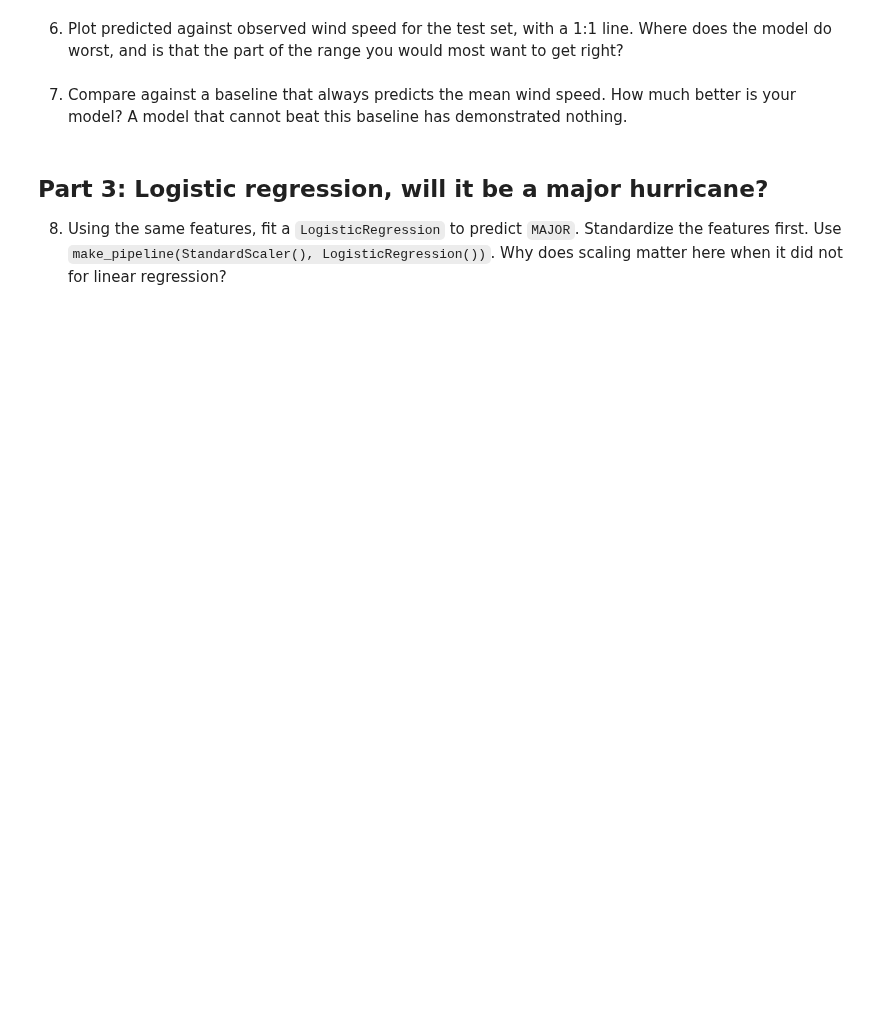
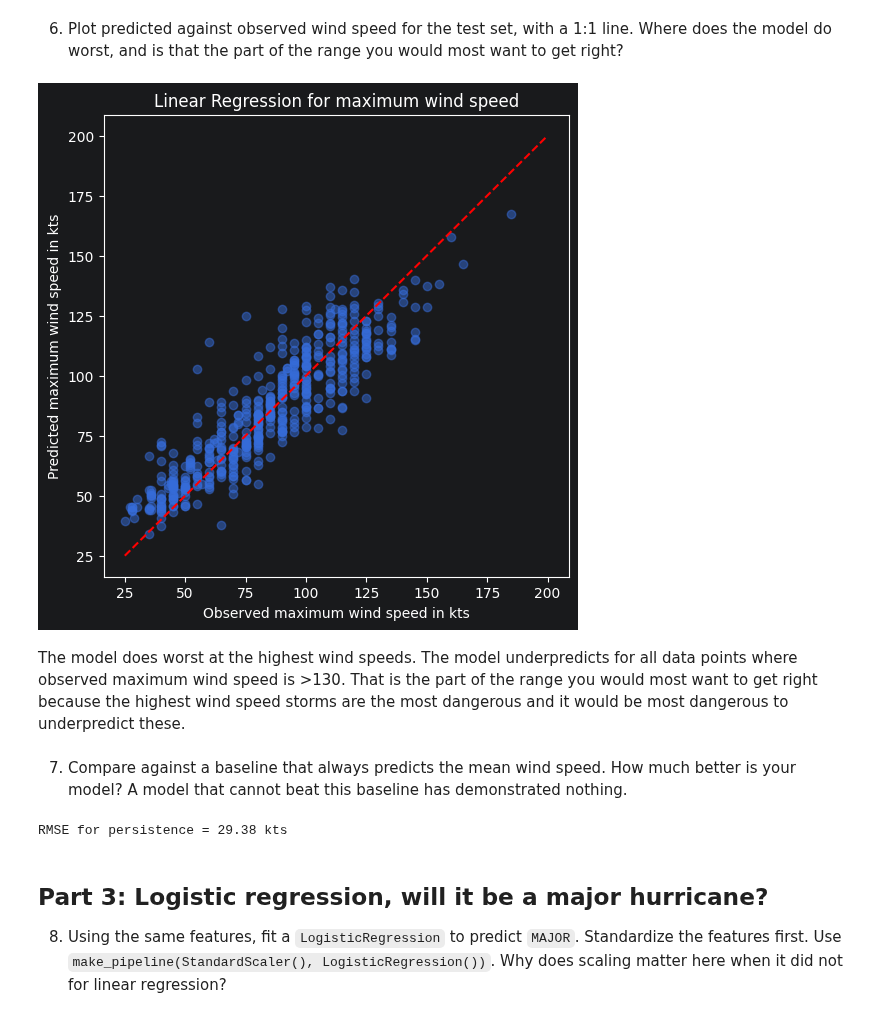
Before and after one commit to deborahteo/ml4climate2026, a Jupyter notebook: Assignment4.ipynb, the cells around one changed output. Cells and saved outputs as stored; diff of their text form; code cells hidden in the pictures; blank space fills up the shorter version.

```diff
--- a/Assignment4.ipynb
+++ b/Assignment4.ipynb
@@ -85,7 +152,27 @@ print(f"\nmajor hurricanes: {storms.MAJOR.sum()} of {len(storms)}")
 # %% [markdown]
 6) Plot predicted against observed wind speed for the test set, with a 1:1 line. Where does the model do worst, and is that the part of the range you would most want to get right?
+# %%
+fig, ax = plt.subplots(figsize=(6, 6))
+ax.scatter(y_test, predicted_y_test, alpha=0.5)
+limits = [25, 200]
+ax.plot(limits, limits, 'r--')
+ax.set_xlabel('Observed maximum wind speed in kts')
+ax.set_ylabel('Predicted maximum wind speed in kts')
+ax.set_title('Linear Regression for maximum wind speed')
+plt.show()
+# %% [output]
+[figure, added]
+# %% [markdown]
+The model does worst at the highest wind speeds. The model underpredicts for all data points where observed maximum wind speed is >130. That is the part of the range you would most want to get right because the highest wind speed storms are the most dangerous and it would be most dangerous to underpredict these.
 # %% [markdown]
 7) Compare against a baseline that always predicts the mean wind speed. How much better is your model? A model that cannot beat this baseline has demonstrated nothing.
+# %%
+mean_wind_speed_training = y_train.mean()
+always_predict_mean_y_test = np.full(len(y_test), mean_wind_speed_training)
+
+print(f"RMSE for persistence = {np.sqrt(mean_squared_error(y_test, always_predict_mean_y_test)):.2f} kts")
+# %% [output]
+RMSE for persistence = 29.38 kts
 # %% [markdown]
 ## Part 3: Logistic regression, will it be a major hurricane?
 
```
Also changed, not shown: parts of 17 cells of this notebook.
